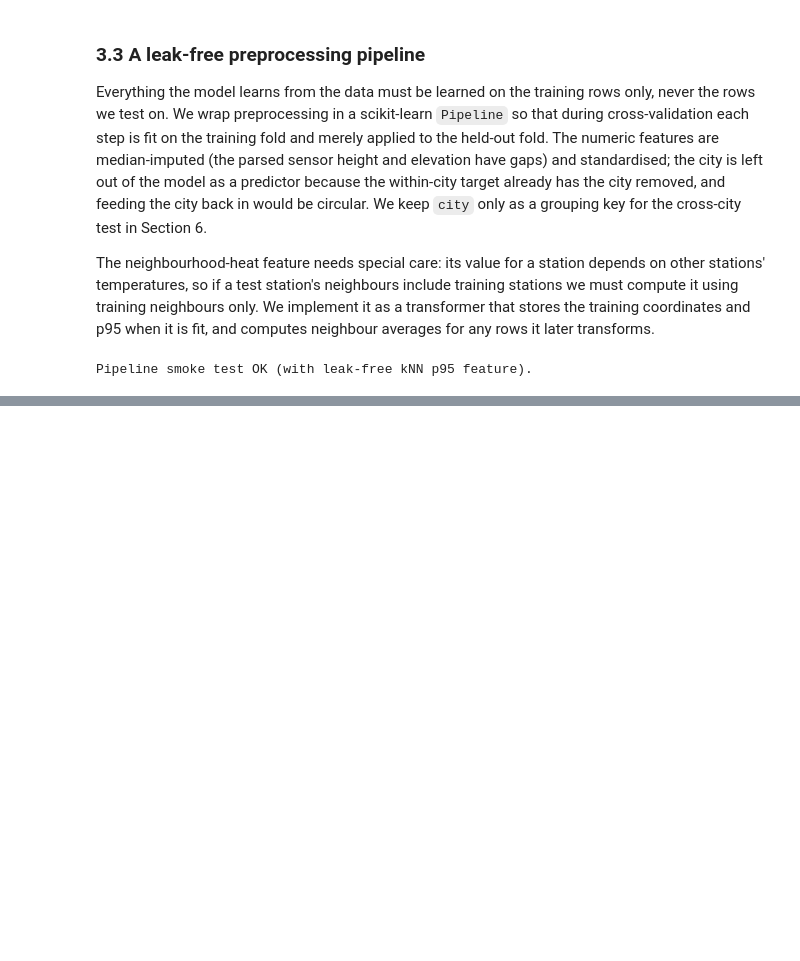
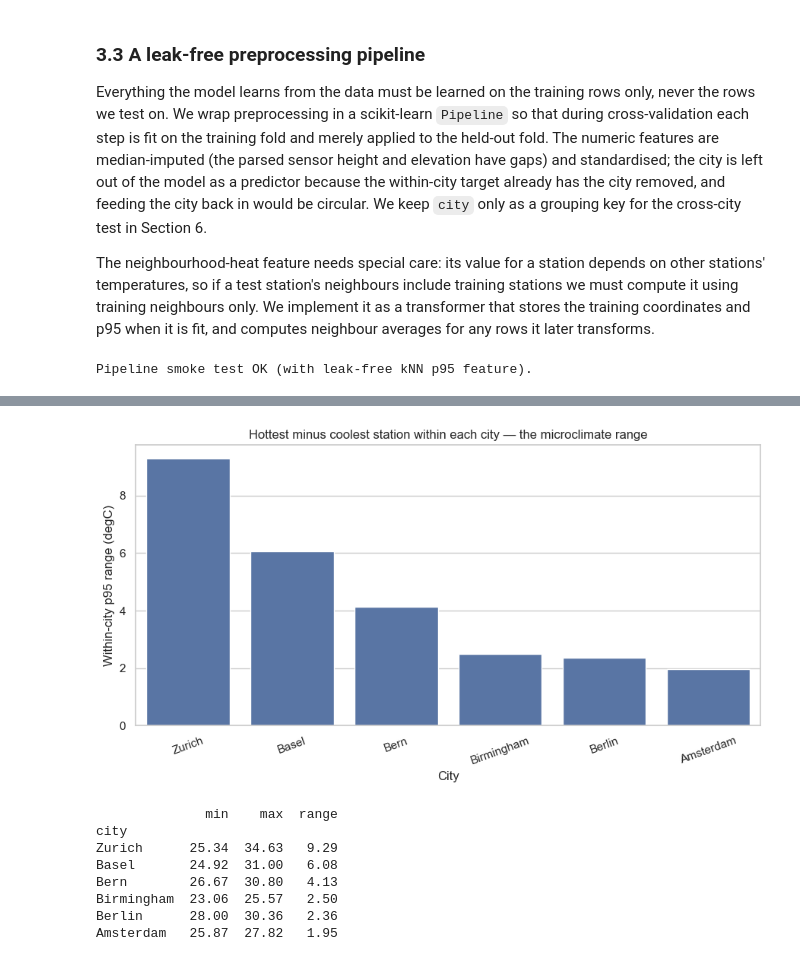
Before and after one commit to stha-kriti/Heat-Risk-Screening, a Jupyter notebook: deliverable_3/d3.ipynb, the cells around one changed output, grey strips where cells are left out. Cells and saved outputs as stored; diff of their text form; code cells hidden in the pictures; blank space fills up the shorter version.

```diff
--- a/deliverable_3/d3.ipynb
+++ b/deliverable_3/d3.ipynb
@@ -432,0 +462,20 @@ Pipeline smoke test OK (with leak-free kNN p95 feature).
+# %%
+spread = (df.groupby('city')['p95'].agg(['min', 'max'])
+            .assign(range=lambda d: d['max'] - d['min'])
+            .sort_values('range', ascending=False))
+fig, ax = plt.subplots(figsize=(9, 5))
+sns.barplot(x=spread.index, y=spread['range'], ax=ax)
+ax.set_xlabel('City'); ax.set_ylabel('Within-city p95 range (degC)')
+ax.set_title('Hottest minus coolest station within each city — the microclimate range')
+plt.xticks(rotation=20); plt.tight_layout(); plt.show()
+print(spread.round(2).to_string())
+# %% [output]
+[figure, added]
+              min    max  range
+city
+Zurich      25.34  34.63   9.29
+Basel       24.92  31.00   6.08
+Bern        26.67  30.80   4.13
+Birmingham  23.06  25.57   2.50
+Berlin      28.00  30.36   2.36
+Amsterdam   25.87  27.82   1.95
```
Also changed, not shown: parts of 6 cells of this notebook, 1 other file.
